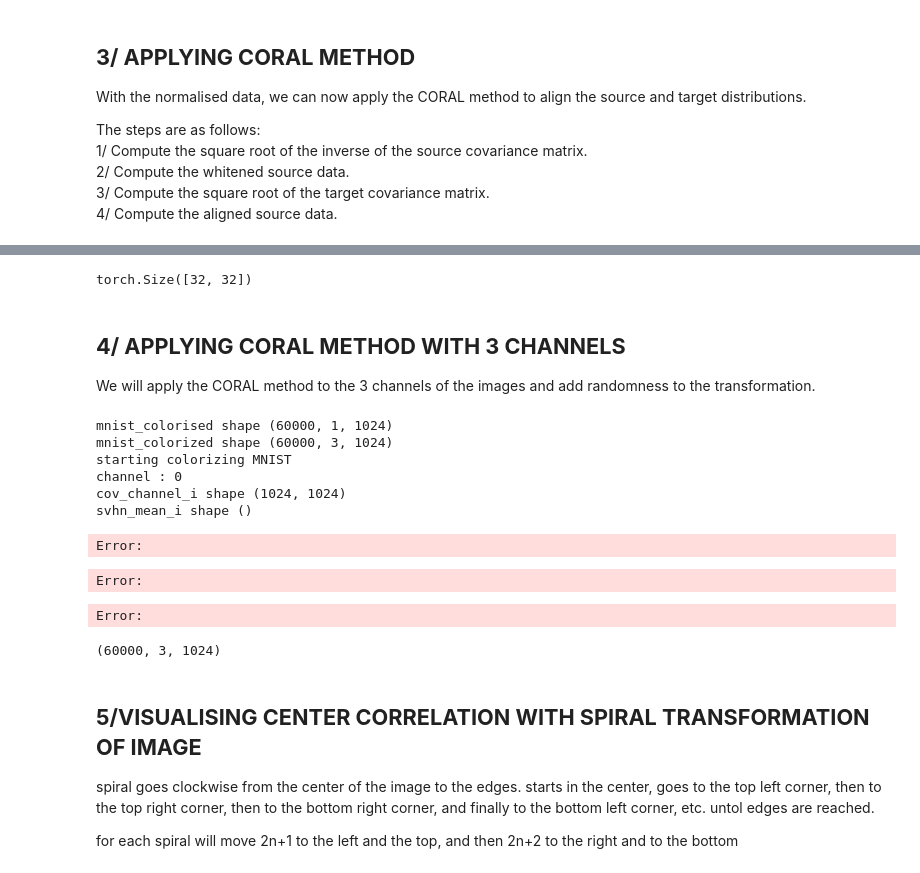
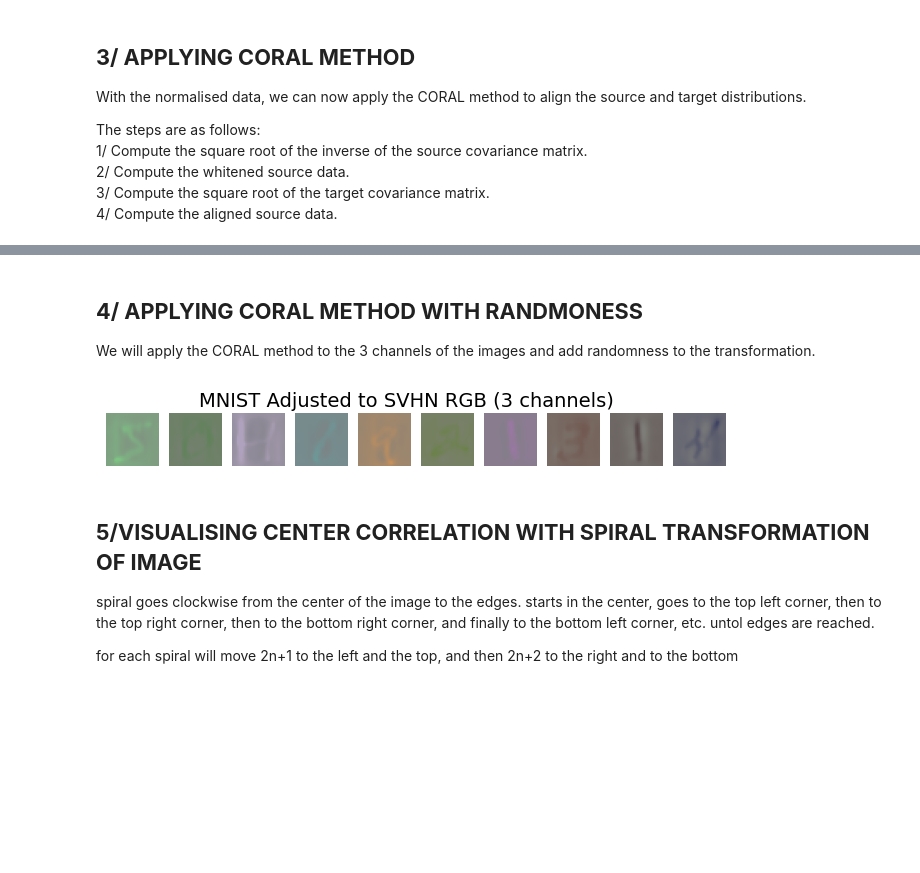
Before and after one commit to anaele-paris/domain_adaptation_MNIST_SVHN, a Jupyter notebook: CORAL_METHOD_32.ipynb, the cells around one changed output, grey strips where cells are left out. Saved outputs shown, nothing was run; the diff lists cells and outputs as text; code cells hidden in the pictures; blank space fills up the shorter version.

```diff
--- a/CORAL_METHOD_32.ipynb
+++ b/CORAL_METHOD_32.ipynb
@@ -554,50 +573,33 @@ adjusted data - shape, mean, std, min, max: (10000, 32, 32) 0.471021411794825 0.
-# %%
-test_colorized_images_tensor[0].shape
-# %% [output]
-torch.Size([32, 32])
 # %% [markdown]
-**4/ APPLYING CORAL METHOD WITH 3 CHANNELS**
+**4/ APPLYING CORAL METHOD WITH RANDMONESS**
 ---
 We will apply the CORAL method to the 3 channels of the images and add randomness to the transformation.
-# %%
-# create mnist_colorized with 3 channels
-mnist_colorised = mnist_whitened.reshape(-1, 1, 1024)
-print("mnist_colorised shape",mnist_colorised.shape)
-mnist_colorized = np.repeat(mnist_colorised, 3, axis=1) # 32 x 32 x 3 channels
-print("mnist_colorized shape",mnist_colorized.shape)
-
-# Color MNIST
-print("starting colorizing MNIST")
-for i in range(3):
-    print("channel :",i)
-    cov_channel_i = cov_svhn_norm[i*1024:(i+1)*1024,i*1024:(i+1)*1024] # to get each covaraince matrix on the diagonal
-    coloring_matrix_i = get_coloring_matrix(cov_channel_i)
-    print("cov_channel_i shape",cov_channel_i.shape)
-    svhn_mean_i = svhn_mean_channels[i].cpu().numpy()
-    print("svhn_mean_i shape",svhn_mean_i.shape)
-    mnist_colorized[:, i, :] = get_colored_data(mnist_colorized[:, i, :],svhn_mean_i , coloring_matrix_i) # one channel at a time
-
-print("mnist_colorized shape BEFORE RESHAPE",mnist_colorized.shape)
-mnist_colorized_img = mnist_colorized.reshape(-1, 32, 32, 3)
-print("mnist_colorized shape AFTER RESHAPE",mnist_colorized_img.shape)
-plot_images(mnist_colorized_img, 'MNIST Colorized (3 channels)')
-plot_images(mnist_colorized_img[:,:,:,0], 'MNIST Colorized Red Channel', color ='Reds')
-plot_images(mnist_colorized_img[:,:,:,1], 'MNIST Colorized Green Channel', color ='Greens')
-plot_images(mnist_colorized_img[:,:,:,2], 'MNIST Colorized Blue Channel', color ='Blues')
-# %% [output]
-mnist_colorised shape (60000, 1, 1024)
-mnist_colorized shape (60000, 3, 1024)
-starting colorizing MNIST
-channel : 0
-cov_channel_i shape (1024, 1024)
-svhn_mean_i shape ()
-Error:
-Error:
-Error:
-# %%
-mnist_colorized[:, :, :].shape
-# %% [output]
-(60000, 3, 1024)
+# %%
+# APPLY CORAL METHOD TO MNIST WITH SVHN (TRAIN)
+###############################################
+
+# Apply random coeff from -1 (inversion) to 1 to each channel
+red_coeff = np.random.rand(len(mnist_norm_np_flat))
+green_coeff = np.random.rand(len(mnist_norm_np_flat))
+blue_coeff = np.random.rand(len(mnist_norm_np_flat))
+
+red_invert = np.random.choice([1, -1], len(mnist_norm_np_flat))
+green_invert = np.random.choice([1, -1], len(mnist_norm_np_flat))
+blue_invert = np.random.choice([1, -1], len(mnist_norm_np_flat))
+
+new_red_colored_img = red_colored_img * red_coeff[:, None, None]*red_invert[:, None, None]
+new_green_colored_img = green_colored_img * green_coeff[:, None, None]*green_invert[:, None, None]
+new_blue_colored_img = blue_colored_img * blue_coeff[:, None, None]*blue_invert[:, None, None]
+
+# Combine the 3 channels with random coefficients
+new_mnist_colorized_RGB = np.zeros((len(mnist_norm_np_flat), 32, 32, 3))
+new_mnist_colorized_RGB[:,:,:,0] = new_red_colored_img
+new_mnist_colorized_RGB[:,:,:,1] = new_green_colored_img
+new_mnist_colorized_RGB[:,:,:,2] = new_blue_colored_img
+
+plot_images(new_mnist_colorized_RGB, 'MNIST Adjusted to SVHN RGB (3 channels)')
+# %% [output]
+[figure, added]
 # %% [markdown]
 **5/VISUALISING CENTER CORRELATION WITH SPIRAL TRANSFORMATION OF IMAGE**
 ---
```
Also changed, not shown: parts of 8 cells of this notebook, 2 other files.
